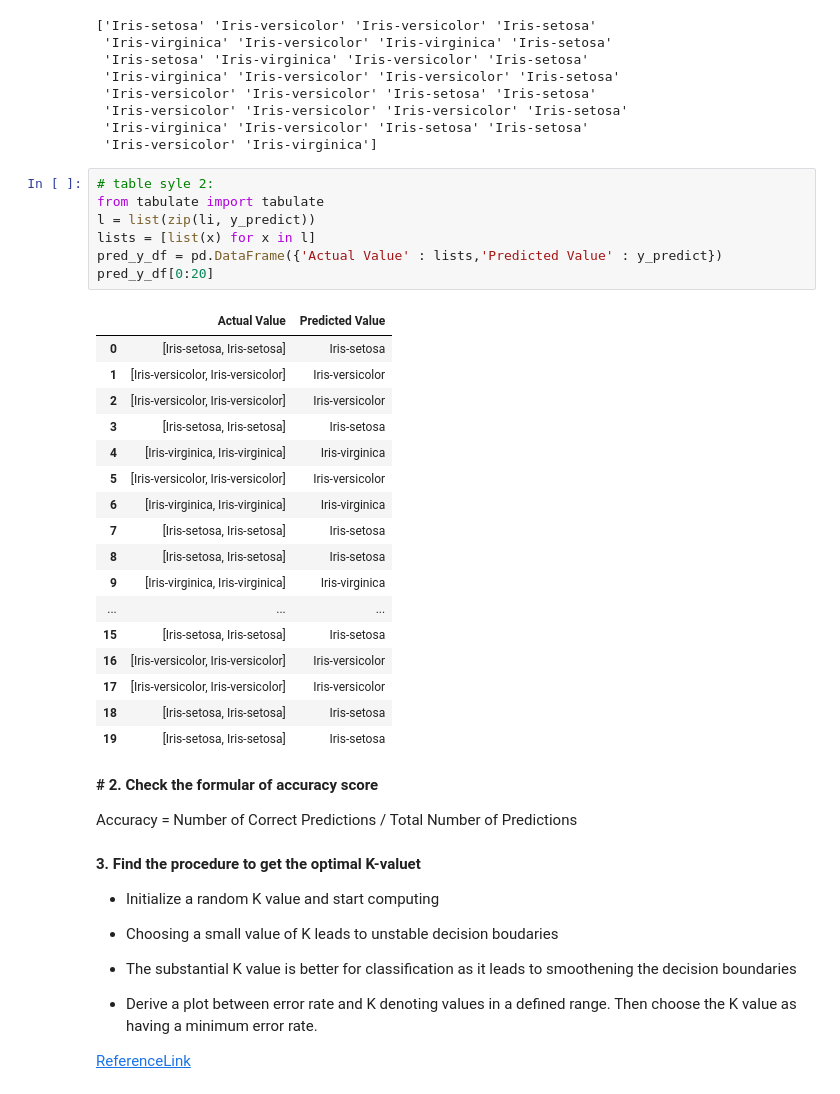
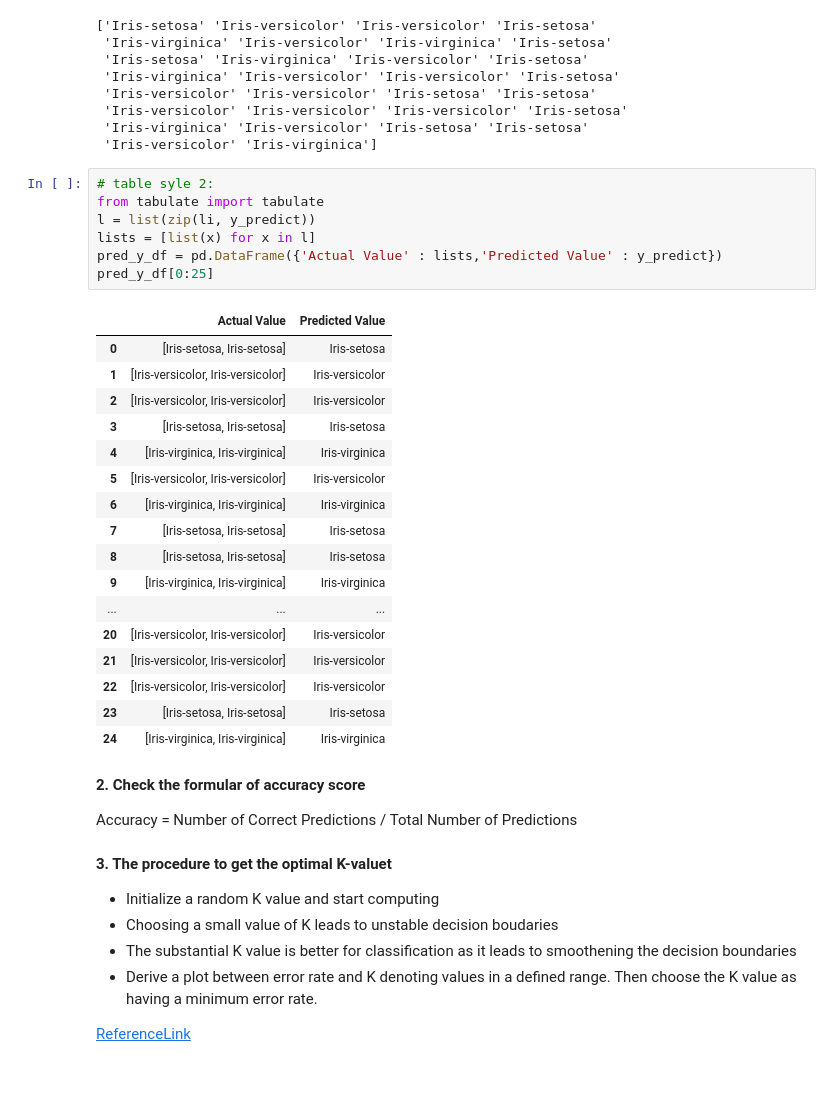
Before and after one commit to Seanghor/Machine-Learning, a Jupyter notebook: Assignment/Unit3_KNN_(Assignmet_1).ipynb, the cells around one changed output. Saved outputs shown, nothing was run; the diff lists cells and outputs as text.

```diff
--- a/Assignment/Unit3_KNN_(Assignmet_1).ipynb
+++ b/Assignment/Unit3_KNN_(Assignmet_1).ipynb
@@ -200,40 +211,38 @@ print(y_predict)
 # %%
 # table syle 2:
 from tabulate import tabulate
 l = list(zip(li, y_predict))
 lists = [list(x) for x in l]
 pred_y_df = pd.DataFrame({'Actual Value' : lists,'Predicted Value' : y_predict})
-pred_y_df[0:20]
+pred_y_df[0:25]
 # %% [output]
 |  | Actual Value | Predicted Value |
 | 0 | [Iris-setosa, Iris-setosa] | Iris-setosa |
 | 1 | [Iris-versicolor, Iris-versicolor] | Iris-versicolor |
 | 2 | [Iris-versicolor, Iris-versicolor] | Iris-versicolor |
 | 3 | [Iris-setosa, Iris-setosa] | Iris-setosa |
 | 4 | [Iris-virginica, Iris-virginica] | Iris-virginica |
 | 5 | [Iris-versicolor, Iris-versicolor] | Iris-versicolor |
 | 6 | [Iris-virginica, Iris-virginica] | Iris-virginica |
 | 7 | [Iris-setosa, Iris-setosa] | Iris-setosa |
 | 8 | [Iris-setosa, Iris-setosa] | Iris-setosa |
 | 9 | [Iris-virginica, Iris-virginica] | Iris-virginica |
 | ... | ... | ... |
-| 15 | [Iris-setosa, Iris-setosa] | Iris-setosa |
-| 16 | [Iris-versicolor, Iris-versicolor] | Iris-versicolor |
-| 17 | [Iris-versicolor, Iris-versicolor] | Iris-versicolor |
-| 18 | [Iris-setosa, Iris-setosa] | Iris-setosa |
-| 19 | [Iris-setosa, Iris-setosa] | Iris-setosa |
+| 20 | [Iris-versicolor, Iris-versicolor] | Iris-versicolor |
+| 21 | [Iris-versicolor, Iris-versicolor] | Iris-versicolor |
+| 22 | [Iris-versicolor, Iris-versicolor] | Iris-versicolor |
+| 23 | [Iris-setosa, Iris-setosa] | Iris-setosa |
+| 24 | [Iris-virginica, Iris-virginica] | Iris-virginica |
 # %% [markdown]
-**# 2. Check the formular of accuracy score**
+**2. Check the formular of accuracy score**
 
 Accuracy = Number of Correct Predictions / Total Number of Predictions
 # %% [markdown]
-**3. Find the procedure to get the optimal K-valuet**
+**3. The procedure to get the optimal K-valuet**
 
 
 *   Initialize a random K value and start computing
 *   Choosing a small value of K leads to unstable decision boudaries
-
-
 *   The substantial K value is better for classification as it leads to smoothening the decision boundaries
 *   Derive a plot between error rate and K denoting values in a defined range. Then choose the K value as having a minimum error rate.
 
```
Also changed, not shown: parts of 4 cells of this notebook.
